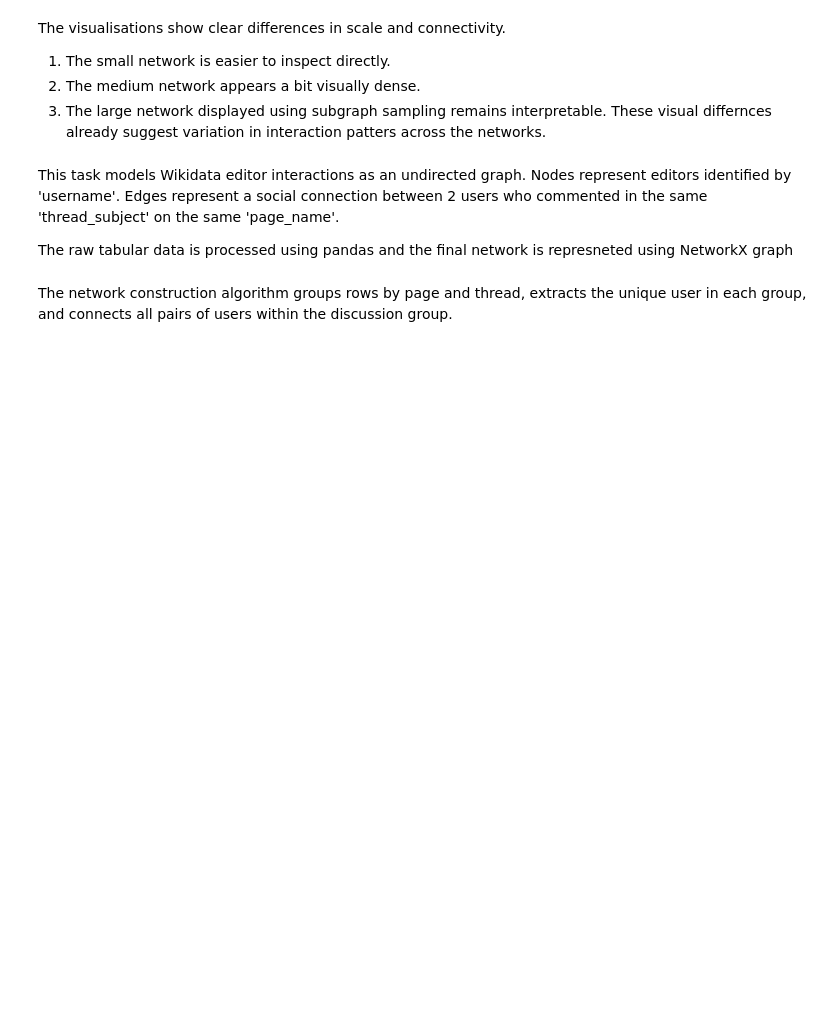
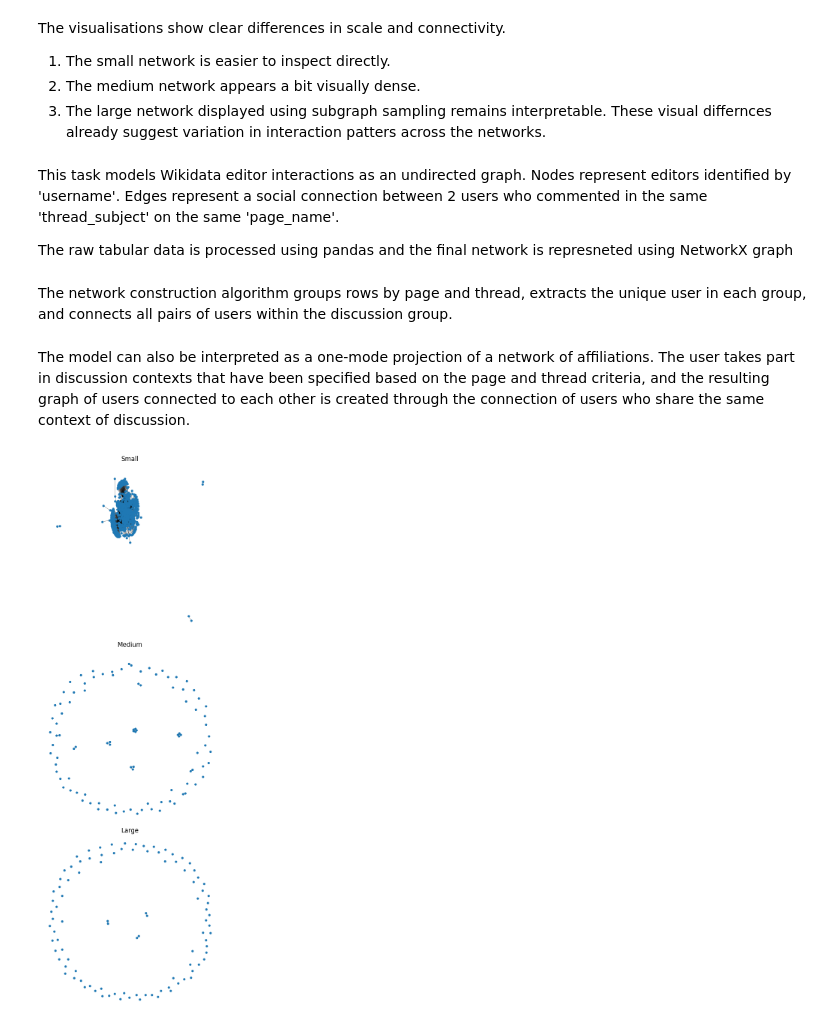
Before and after one commit to GOGO1601/network-data-analysis-cw, a Jupyter notebook: notebooks/taskA.ipynb, the cells around one changed output. Saved outputs shown, nothing was run; the diff lists cells and outputs as text; code cells hidden in the pictures; blank space fills up the shorter version.

Commit message:
Completed Task A with report work, appendix A and updated notebook outputs

```diff
--- a/notebooks/taskA.ipynb
+++ b/notebooks/taskA.ipynb
@@ -214,3 +228,37 @@ Edges represent a social connection between 2 users who commented in the same 't
 The raw tabular data is processed using pandas and the final network is represneted using NetworkX graph
 # %% [markdown]
 The network construction algorithm groups rows by page and thread, extracts the unique user in each group, and connects all pairs of users within the discussion group.
+# %% [markdown]
+The model can also be interpreted as a one-mode projection of a network of affiliations. The user takes part in discussion contexts that have been specified based on the page and thread criteria, and the resulting graph of users connected to each other is created through the connection of users who share the same context of discussion.
+# %%
+fig, axes = plt.subplots(1, 3, figsize=(15, 5))
+
+plot_graphs = {}
+
+# small = full
+plot_graphs["Small"] = graphs["small"]
+
+# medium = sampled largest CC
+Gm = graphs["medium"]
+lcc_m = max(nx.connected_components(Gm), key=len)
+Gm_lcc = Gm.subgraph(lcc_m).copy()
+medium_nodes = sorted(Gm_lcc.nodes())[:100]
+plot_graphs["Medium"] = Gm_lcc.subgraph(medium_nodes)
+
+# large = sampled largest CC
+Gl = graphs["large"]
+lcc_l = max(nx.connected_components(Gl), key=len)
+Gl_lcc = Gl.subgraph(lcc_l).copy()
+large_nodes = sorted(Gl_lcc.nodes())[:100]
+plot_graphs["Large"] = Gl_lcc.subgraph(large_nodes)
+
+for ax, (title, Gp) in zip(axes, plot_graphs.items()):
+    pos = nx.spring_layout(Gp, seed=42)
+    nx.draw(Gp, pos, ax=ax, node_size=12, width=0.3, with_labels=False)
+    ax.set_title(title)
+
+plt.tight_layout()
+plt.savefig("../report/figures/networks.png", dpi=300)
+plt.show()
+# %% [output]
+[figure, added]
```
Also changed, not shown: parts of 7 cells of this notebook, 2 other files.
